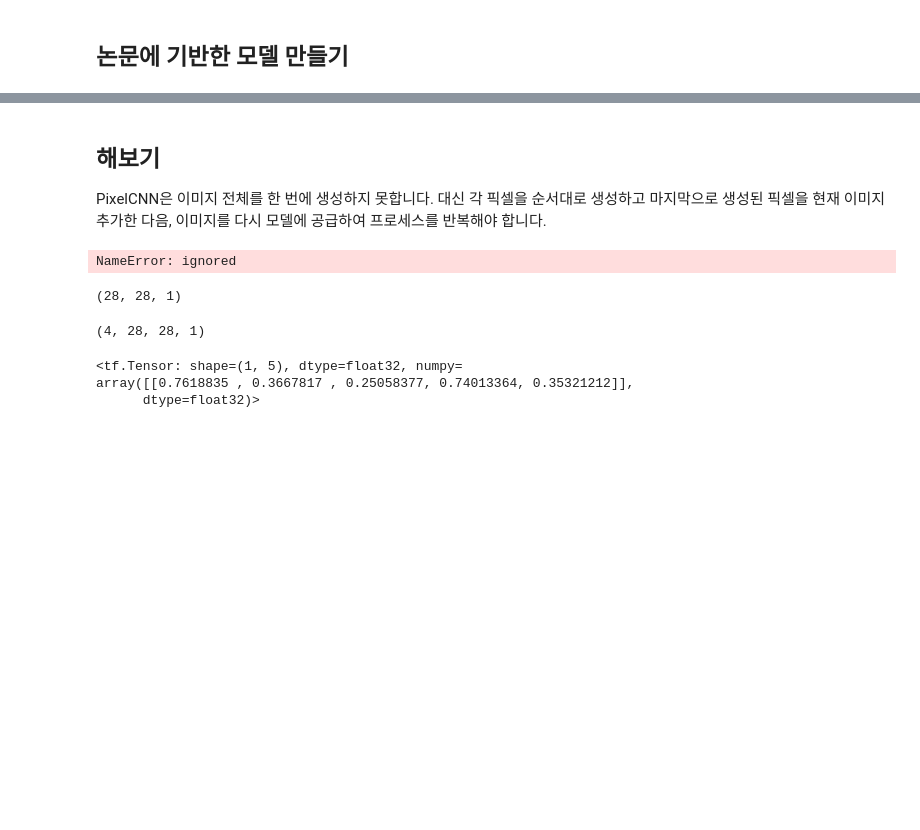
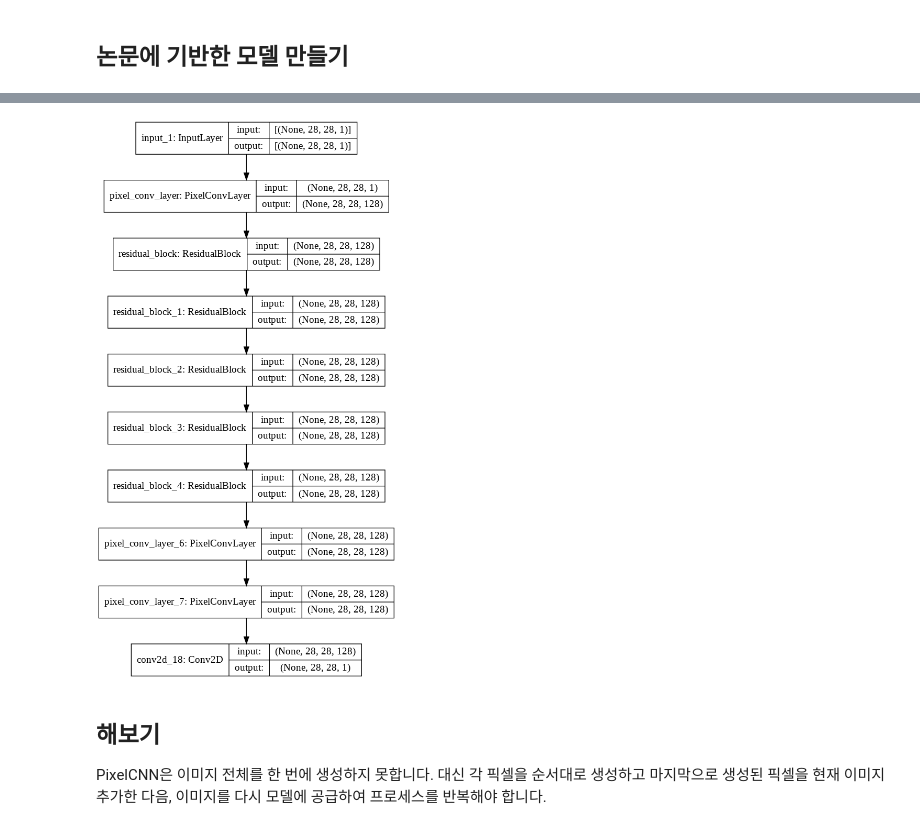
Before and after one commit to parkjh688/keras_kr_learning_day, a Jupyter notebook: PixelCNN/pixelCNN.ipynb, the cells around one changed output, grey strips where cells are left out. Cells and saved outputs as stored; diff of their text form; code cells hidden in the pictures; blank space fills up the shorter version.

Commit message:
change PixelCNN.ipynb to another file

```diff
--- a/PixelCNN/pixelCNN.ipynb
+++ b/PixelCNN/pixelCNN.ipynb
@@ -158,31 +156,12 @@ Epoch 50/50
+# %%
+from keras.utils.vis_utils import plot_model
+plot_model(pixel_cnn, show_shapes=True, show_layer_names=True)
+# %% [output]
+[figure, added]
 # %% [markdown]
 ## 해보기
 
 PixelCNN은 이미지 전체를 한 번에 생성하지 못합니다. 대신 각 픽셀을 순서대로 생성하고 마지막으로 생성된 픽셀을 현재 이미지 추가한 다음, 이미지를 다시 모델에 공급하여 프로세스를 반복해야 합니다.
-# %%
-from IPython.display import Image, display
-
-# Create an empty array of pixels.
-# 픽셀의 빈 배열 만들기
-batch = 4
-pixels = np.zeros(shape=(batch,) + (pixel_cnn.input_shape)[1:])
-batch, rows, cols, channels = pixels.shape
-# %% [output]
-NameError: ignored
-# %%
-(pixel_cnn.input_shape)[1:]
-# %% [output]
-(28, 28, 1)
-# %%
-pixels.shape
-# %% [output]
-(4, 28, 28, 1)
-# %%
-tf.random.uniform((1, 5))
-# %% [output]
-<tf.Tensor: shape=(1, 5), dtype=float32, numpy=
-array([[0.7618835 , 0.3667817 , 0.25058377, 0.74013364, 0.35321212]],
-      dtype=float32)>
 # %%
 from IPython.display import Image, display
 
```
Also changed, not shown: parts of 7 cells of this notebook.
